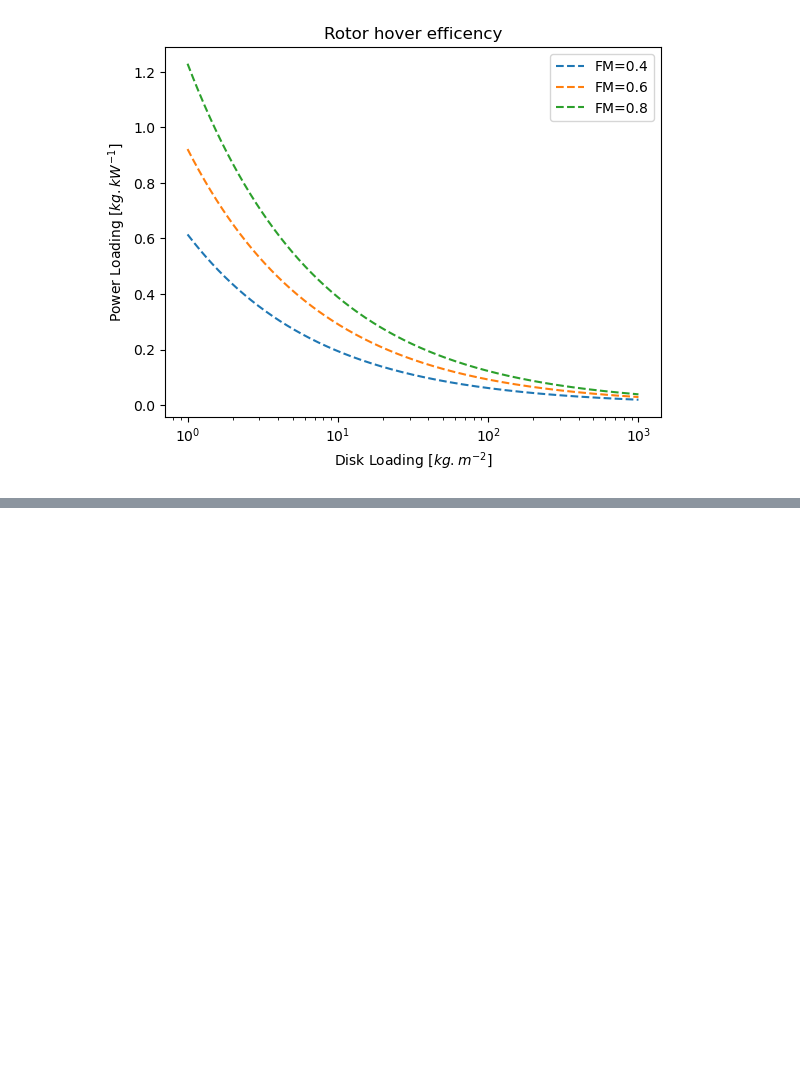
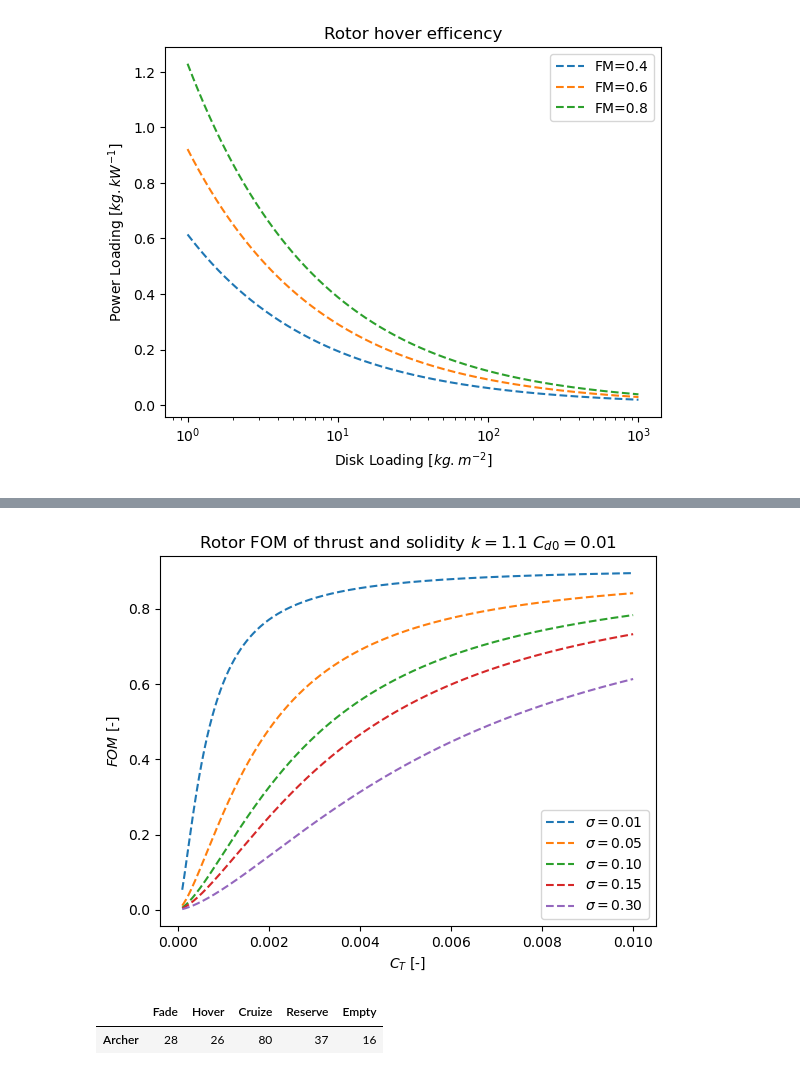
Before and after one commit to clementnardari/Sizing_eVTOL, a Jupyter notebook: Design.ipynb, the cells around one changed output, grey strips where cells are left out. Cells and saved outputs as stored; diff of their text form; code cells hidden in the pictures; blank space fills up the shorter version.

```diff
--- a/Design.ipynb
+++ b/Design.ipynb
@@ -144,0 +178,25 @@ sns.scatterplot(x=test['start'],y=test['total_time'],hue=test['direction_id'],pa
+# %%
+x0=np.linspace(0.0001,0.01,1000)
+
+vect_FOM=np.vectorize(FOM)
+
+y0=vect_FOM(x0,1.1,0.01,0.01)
+y1=vect_FOM(x0,1.1,0.05,0.01)
+y2=vect_FOM(x0,1.1,0.10,0.01)
+y3=vect_FOM(x0,1.1,0.15,0.01)
+y4=vect_FOM(x0,1.1,0.30,0.01)
+
+f0 = interp1d(x0, y0, kind='quadratic')
+f1 = interp1d(x0, y1, kind='quadratic')
+f2 = interp1d(x0, y2, kind='quadratic')
+f3 = interp1d(x0, y3, kind='quadratic')
+f4 = interp1d(x0, y4, kind='quadratic')
+
+plt.plot(x0 , f0(x0), '--', x0 , f1(x0) , '--', x0, f2(x0), '--', x0, f3(x0), '--', x0, f4(x0), '--')
+plt.legend([r'$\sigma=0.01$',r'$\sigma=0.05$',r'$\sigma=0.10$',r'$\sigma=0.15$',r'$\sigma=0.30$'], loc='best')
+plt.xlabel(r'$C_{T}$ [-]')
+plt.ylabel(r'$FOM$ [-]')
+plt.title(r'Rotor FOM of thrust and solidity $k=1.1$ $C_{d0}=0.01$')
+plt.show()
+# %% [output]
+[figure, added]
@@ -144,0 +207,5 @@ sns.scatterplot(x=test['start'],y=test['total_time'],hue=test['direction_id'],pa
+# %%
+Energy_df
+# %% [output]
+|  | Fade | Hover | Cruize | Reserve | Empty |
+| Archer | 28 | 26 | 80 | 37 | 16 |
```
Also changed, not shown: parts of 20 cells of this notebook.
